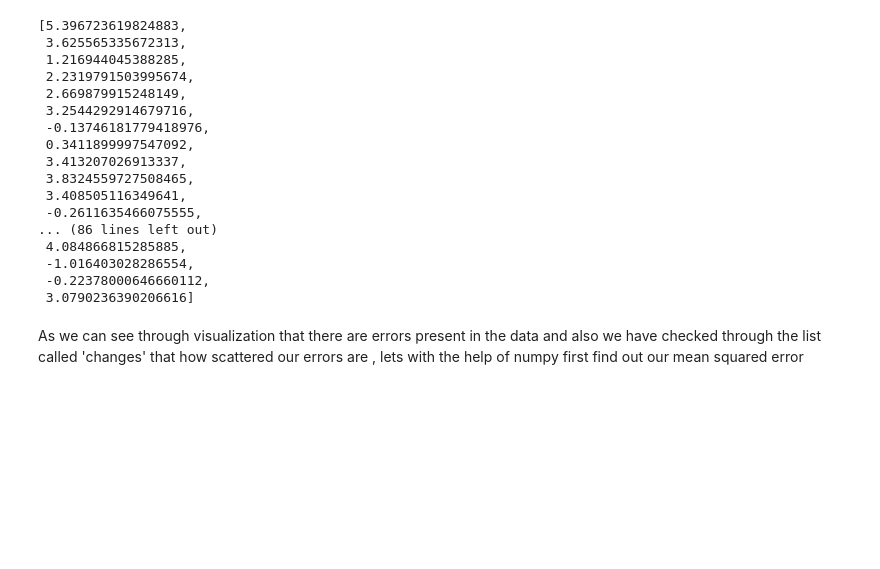
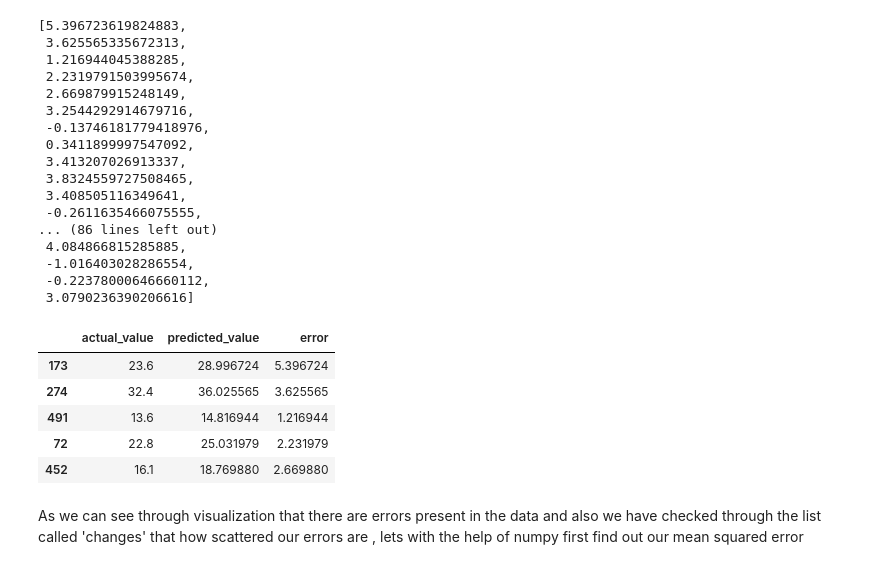
Before and after one commit to Csengupta1101/ML-Concepts, a Jupyter notebook: Model Evaluation techniques.ipynb, the cells around one changed output. Drawn from its saved outputs; the diff is of its cells as text; code cells hidden in the pictures; blank space fills up the shorter version.

```diff
--- a/Model Evaluation techniques.ipynb
+++ b/Model Evaluation techniques.ipynb
@@ -202,6 +202,19 @@ changes
  -1.016403028286554,
  -0.22378000646660112,
  3.0790236390206616]
+# %%
+# creating a dataframe storing actual , predicted and changed values
+ch_df = pd.DataFrame(data = {"actual_value":ytest,
+                                 "predicted_value":ypred,
+                                 "error":changes})
+ch_df.head()
+# %% [output]
+|  | actual_value | predicted_value | error |
+| 173 | 23.6 | 28.996724 | 5.396724 |
+| 274 | 32.4 | 36.025565 | 3.625565 |
+| 491 | 13.6 | 14.816944 | 1.216944 |
+| 72 | 22.8 | 25.031979 | 2.231979 |
+| 452 | 16.1 | 18.769880 | 2.669880 |
 # %% [markdown]
 As we can see through visualization that there are errors present in the data and also we have checked through the list called 'changes' that how scattered our errors are , lets with the help of numpy first find out our mean squared error
 # %%
```
Also changed, not shown: parts of 2 cells of this notebook, 1 other file.
